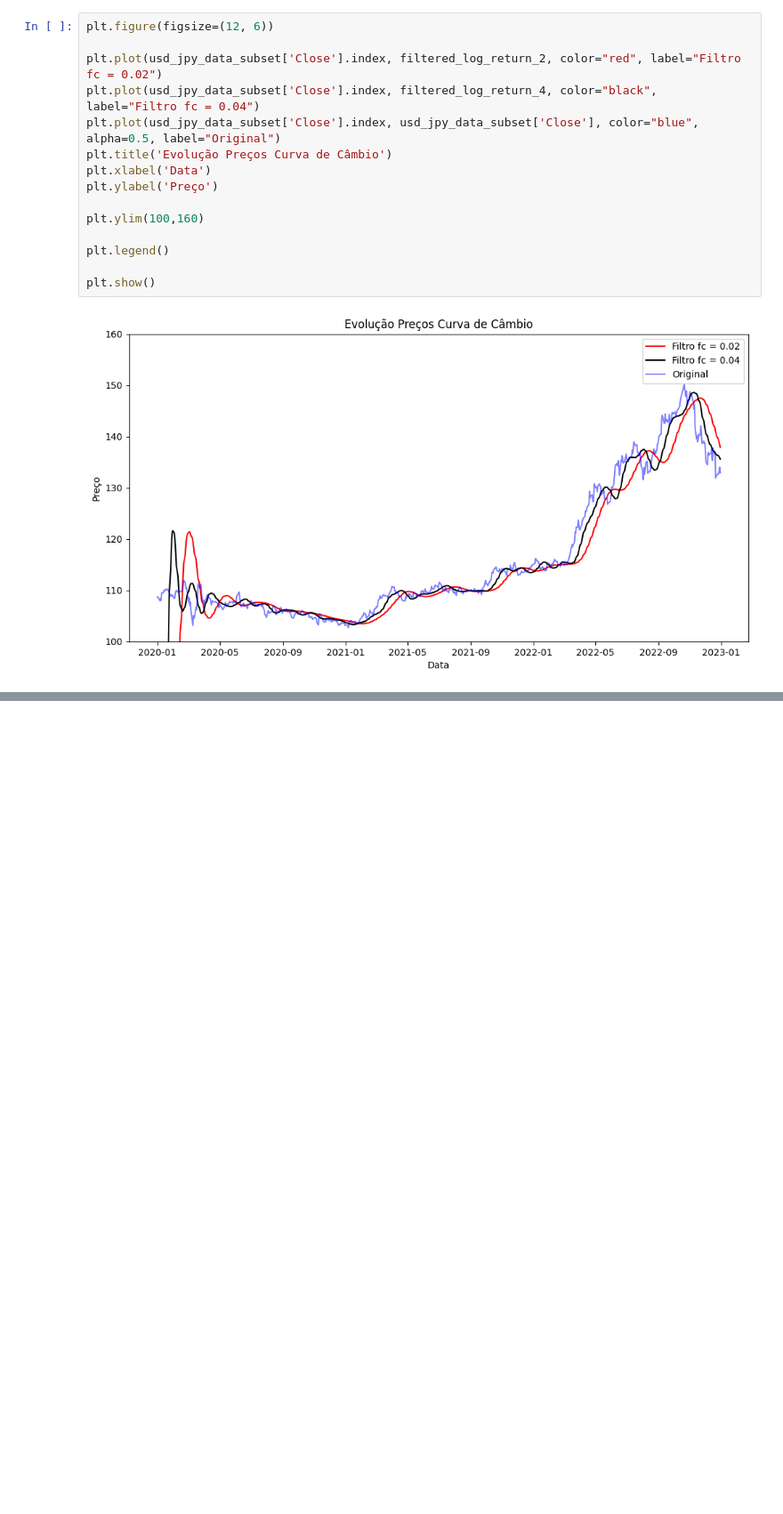
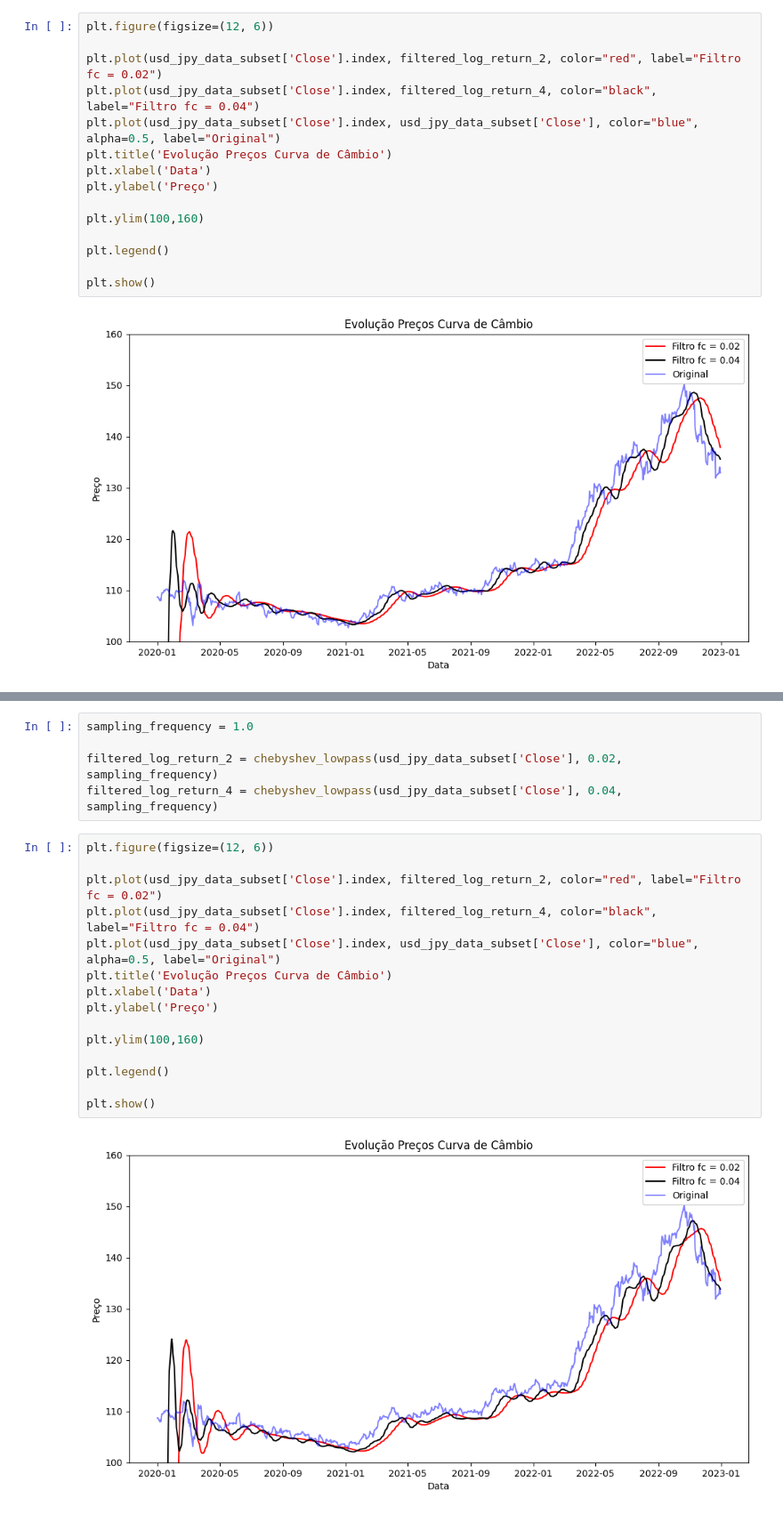
Before and after one commit to VicSanNun/Filter_in_Finance, a Jupyter notebook: main.ipynb, the cells around one changed output, grey strips where cells are left out. Shown at 89% size. Saved outputs shown, nothing was run; the diff lists cells and outputs as text; blank space fills up the shorter version.

```diff
--- a/main.ipynb
+++ b/main.ipynb
@@ -399,0 +480,22 @@ plt.show()
+# %%
+sampling_frequency = 1.0
+
+filtered_log_return_2 = chebyshev_lowpass(usd_jpy_data_subset['Close'], 0.02, sampling_frequency)
+filtered_log_return_4 = chebyshev_lowpass(usd_jpy_data_subset['Close'], 0.04, sampling_frequency)
+# %%
+plt.figure(figsize=(12, 6))
+
+plt.plot(usd_jpy_data_subset['Close'].index, filtered_log_return_2, color="red", label="Filtro fc = 0.02")
+plt.plot(usd_jpy_data_subset['Close'].index, filtered_log_return_4, color="black", label="Filtro fc = 0.04")
+plt.plot(usd_jpy_data_subset['Close'].index, usd_jpy_data_subset['Close'], color="blue", alpha=0.5, label="Original")
+plt.title('Evolução Preços Curva de Câmbio')
+plt.xlabel('Data')
+plt.ylabel('Preço')
+
+plt.ylim(100,160)
+
+plt.legend()
+
+plt.show()
+# %% [output]
+[figure, added]
```
Also changed, not shown: parts of 33 cells of this notebook.
